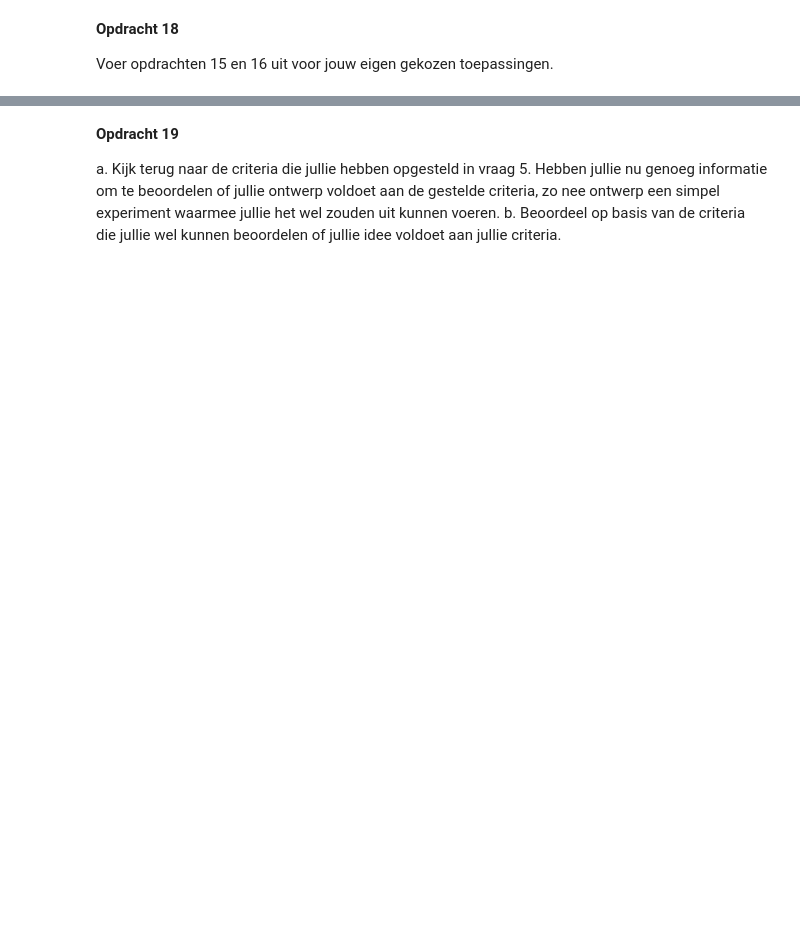
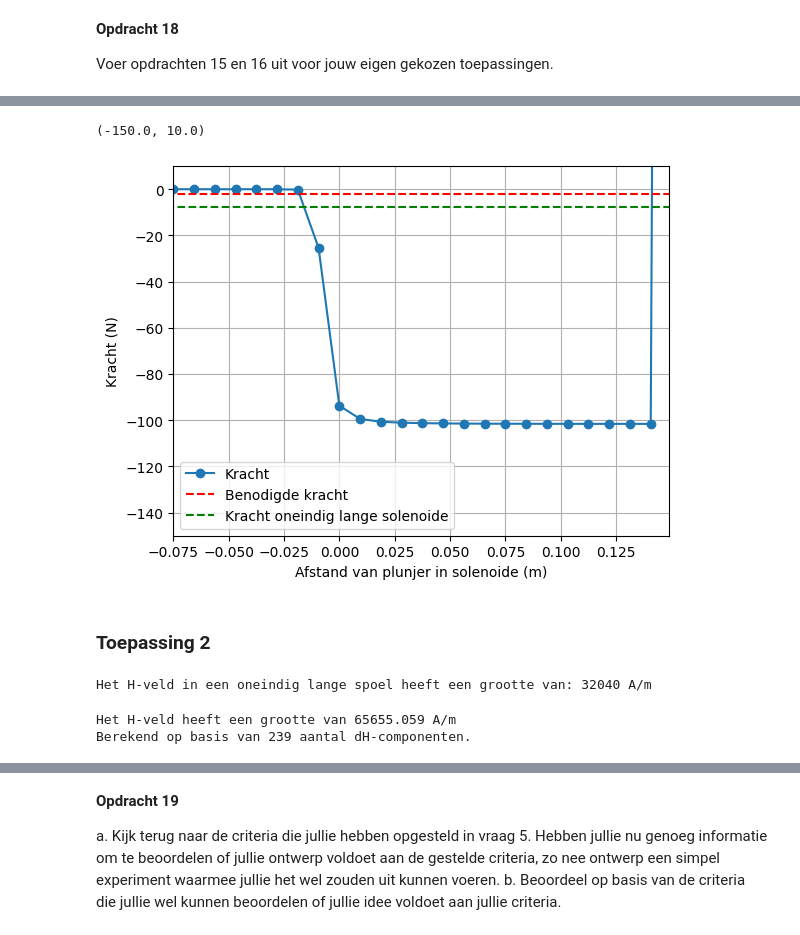
Before and after one commit to AnnetMoeleker/opdrachten-DEF-D, a Jupyter notebook: DigitaleOntwerpopdrachten/2KrachtactuatorOpdracht/2KrachtactuatorOpdracht/KrachtactuatorOpdracht.ipynb, the cells around one changed output, grey strips where cells are left out. Saved outputs shown, nothing was run; the diff lists cells and outputs as text; code cells hidden in the pictures; blank space fills up the shorter version.

```diff
--- a/DigitaleOntwerpopdrachten/2KrachtactuatorOpdracht/2KrachtactuatorOpdracht/KrachtactuatorOpdracht.ipynb
+++ b/DigitaleOntwerpopdrachten/2KrachtactuatorOpdracht/2KrachtactuatorOpdracht/KrachtactuatorOpdracht.ipynb
@@ -682,0 +784,62 @@ Voer opdrachten 15 en 16 uit voor jouw eigen gekozen toepassingen.
+# %%
+force_analytical = -mu0*mu_r*np.pi*r_sol**2*int(N)**2*I**2/2/L_sol**2 # Kracht uitrekenen numeriek (voor oneindig lange solenoide)
+force_numerical=np.diff(Wz, n=1, append=[0])/(z_ax[1] - z_ax[0]) # Kracht uitrekenen (op basis van F=dW/dz)
+
+# Plotting the results
+plt.plot(L_sol/2 - z_ax, np.flipud(force_numerical), '-o', label='Kracht')
+plt.plot(L_sol/2 - z_ax, (-2)*np.ones(n_ax), '--r', label='Benodigde kracht')
+plt.plot(L_sol/2 - z_ax, force_analytical*np.ones(n_ax), '--g', label='Kracht oneindig lange solenoide')
+plt.xlabel('Afstand van plunjer in solenoide (m)'), plt.ylabel('Kracht (N)'), plt.grid(), plt.legend()
+plt.xlim(min(L_sol/2 - z_ax),max(L_sol/2 - z_ax)-0.001)
+plt.ylim([-150, 10])
+# %% [output]
+(-150.0, 10.0)
+[figure, added]
+# %% [markdown]
+### Toepassing 2
+# %%
+L_sol = 0.5
+r_sol= 0.06
+L_draad = 28.05
+I=180
+N =  l_draad/(r_sol*2*np.pi)
+n = int(N/L_sol) #spoed
+r_field = np.array([0,0,0]) #punt in midden van solenoide
+analytical_answer = n*I
+print("Het H-veld in een oneindig lange spoel heeft een grootte van:", analytical_answer, "A/m")
+
+#berekent H-veld voor spoel
+def dH_spoel(r_field, dl):
+    H_total = np.array([0.0, 0.0, 0.0])
+    for i in range(len(dl)):
+        r_source = np.array([ (x[i] + x[i+1]) / 2, (y[i] + y[i+1]) / 2, (z[i] + z[i+1]) / 2])
+        dH_vector = field_current_element(r_field, r_source, dl[i], I)
+        H_total += dH_vector  #totale H veld
+    return H_total
+
+
+
+H_vorige = 0
+#Loop om voor een verschillend aantal dH-elementen de totale H te berekenen en te vergelijken met analytische antwoord
+for i in range(2,2000):
+    x,y,z = parametrisatie(i,r_sol,N,L_sol) #parametriseert solenoide in i aantal coordinaten
+    dl = np.column_stack((x, y, z))
+    dl = dl[1:] - dl[:-1] #vector die bijna loodrecht staat op de vector vanuit het midden van de spoel
+    H = np.linalg.norm(dH_spoel(r_field, dl))  #de dH_spoel geeft een vector bijna alleen in z-richting, dus linalgnorm geeft de grootte van het totale H-veld
+
+    #vergelijken met analytisch antwoord
+    if H > 0.99*0.5*n and abs(H - H_vorige) / abs(H_vorige) < 0.01:            #met I=0.500 A voor deuractuator
+        print("Het H-veld heeft een grootte van %.3f A/m" % H)
+        print("Berekend op basis van", i, "aantal dH-componenten.")
+
+        #goede waardes opslaan
+        aantal_comp = i
+        x1, y1, z1 = x, y, z
+        dl1 = dl
+
+        break
+    H_vorige = H
+# %% [output]
+Het H-veld in een oneindig lange spoel heeft een grootte van: 32040 A/m
+Het H-veld heeft een grootte van 65655.059 A/m
+Berekend op basis van 239 aantal dH-componenten.
```
Also changed, not shown: parts of 15 cells of this notebook.
